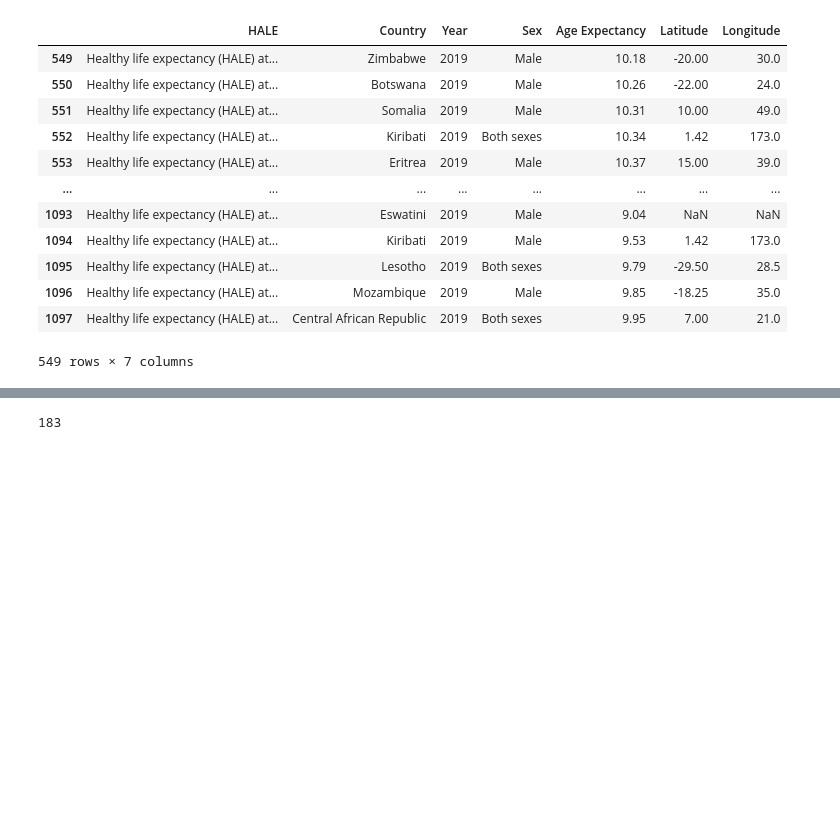
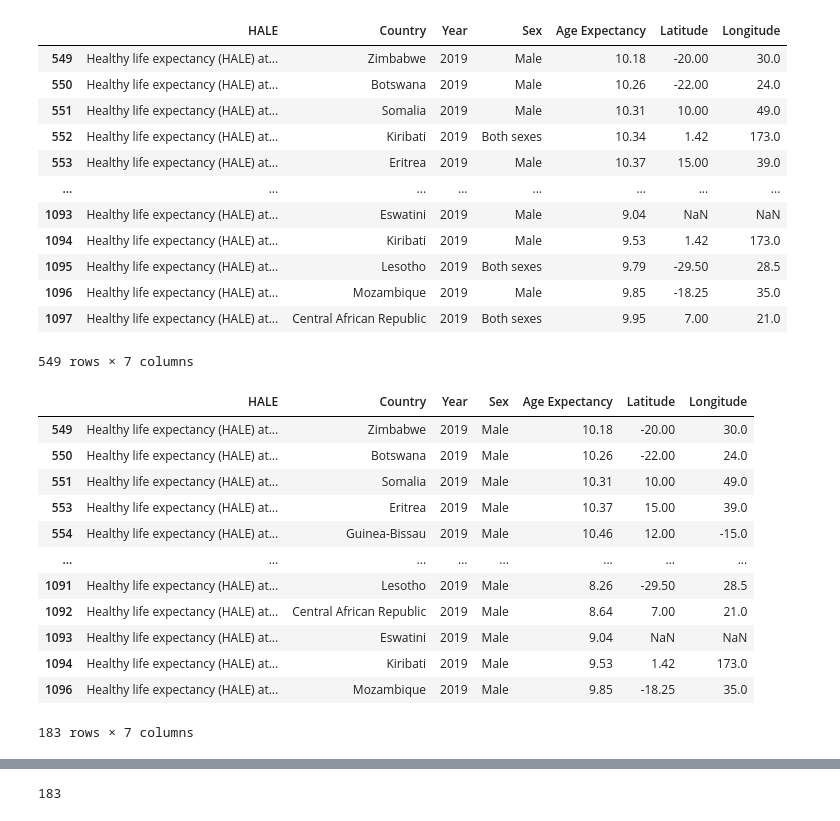
Before and after one commit to bkeffer3098/Project-3, a Jupyter notebook: Resources/Working Data/Initial Data/Data manipulation.ipynb, the cells around one changed output, grey strips where cells are left out. Cells and saved outputs as stored; diff of their text form; code cells hidden in the pictures; blank space fills up the shorter version.

```diff
--- a/Resources/Working Data/Initial Data/Data manipulation.ipynb
+++ b/Resources/Working Data/Initial Data/Data manipulation.ipynb
@@ -179,3 +179,20 @@ male_female
 | 1096 | Healthy life expectancy (HALE) at... | Mozambique | 2019 | Male | 9.85 | -18.25 | 35.0 |
 | 1097 | Healthy life expectancy (HALE) at... | Central African Republic | 2019 | Both sexes | 9.95 | 7.00 | 21.0 |
 549 rows × 7 columns
+# %%
+male = male_female.loc[male_female["Sex"] == "Male", :]
+male
+# %% [output]
+|  | HALE | Country | Year | Sex | Age Expectancy | Latitude | Longitude |
+| 549 | Healthy life expectancy (HALE) at... | Zimbabwe | 2019 | Male | 10.18 | -20.00 | 30.0 |
+| 550 | Healthy life expectancy (HALE) at... | Botswana | 2019 | Male | 10.26 | -22.00 | 24.0 |
+| 551 | Healthy life expectancy (HALE) at... | Somalia | 2019 | Male | 10.31 | 10.00 | 49.0 |
+| 553 | Healthy life expectancy (HALE) at... | Eritrea | 2019 | Male | 10.37 | 15.00 | 39.0 |
+| 554 | Healthy life expectancy (HALE) at... | Guinea-Bissau | 2019 | Male | 10.46 | 12.00 | -15.0 |
+| ... | ... | ... | ... | ... | ... | ... | ... |
+| 1091 | Healthy life expectancy (HALE) at... | Lesotho | 2019 | Male | 8.26 | -29.50 | 28.5 |
+| 1092 | Healthy life expectancy (HALE) at... | Central African Republic | 2019 | Male | 8.64 | 7.00 | 21.0 |
+| 1093 | Healthy life expectancy (HALE) at... | Eswatini | 2019 | Male | 9.04 | NaN | NaN |
+| 1094 | Healthy life expectancy (HALE) at... | Kiribati | 2019 | Male | 9.53 | 1.42 | 173.0 |
+| 1096 | Healthy life expectancy (HALE) at... | Mozambique | 2019 | Male | 9.85 | -18.25 | 35.0 |
+183 rows × 7 columns
```
Also changed, not shown: parts of 5 cells of this notebook, 5 other files.
